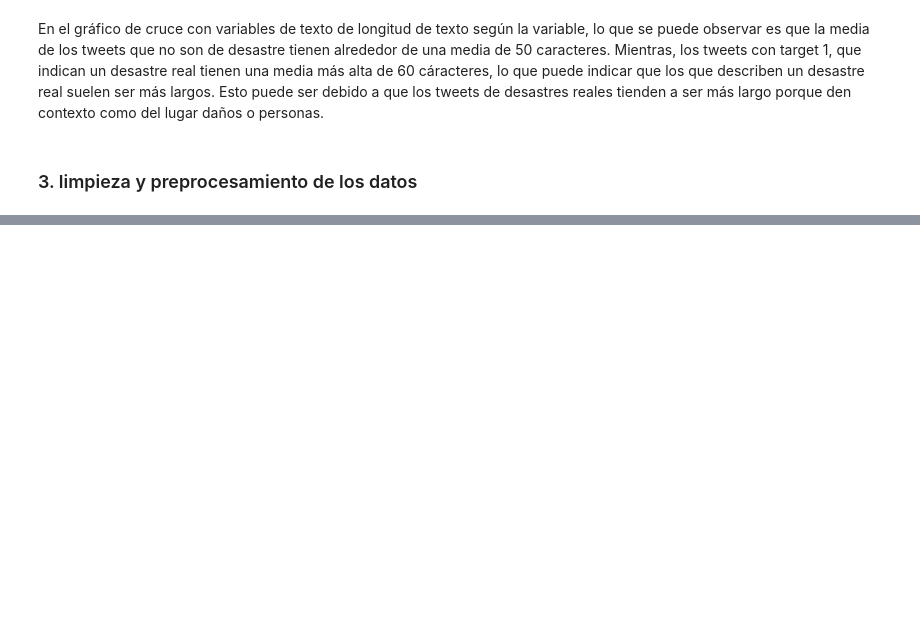
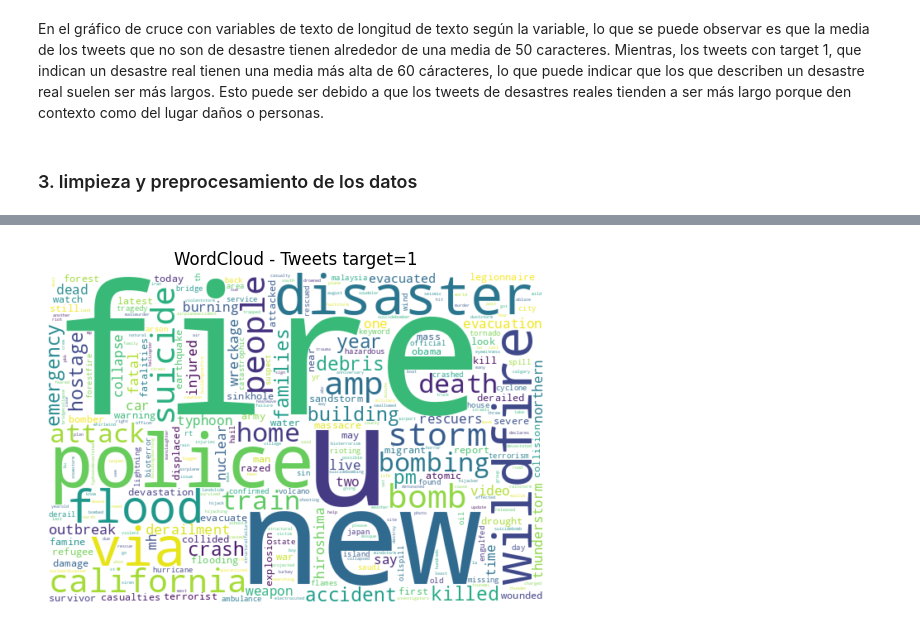
Before and after one commit to angelargd8/lab5-ds, a Jupyter notebook: main.ipynb, the cells around one changed output, grey strips where cells are left out. Cells and saved outputs as stored; diff of their text form; code cells hidden in the pictures; blank space fills up the shorter version.

Commit message:
feat: add Análisis Exploratorio de Texto

```diff
--- a/main.ipynb
+++ b/main.ipynb
@@ -294,0 +304,16 @@ df
+# %%
+# Texto combinado por clase
+cols_wc = ["text", "keyword"]  # sin location
+target1_words = df.loc[df.target==1, cols_wc].fillna("").agg(" ".join, axis=1).str.cat(sep=" ")
+target2_words = df.loc[df.target==0, cols_wc].fillna("").agg(" ".join, axis=1).str.cat(sep=" ")
+# %%
+wc_params = dict(width=600, height=400, background_color="white",
+                 collocations=False, max_words=300)
+
+wordcloud_pos = WordCloud(**wc_params).generate(target1_words)
+plt.imshow(wordcloud_pos, interpolation="bilinear")
+plt.axis("off")
+plt.title("WordCloud - Tweets target=1")
+plt.show()
+# %% [output]
+[figure, added]
```
Also changed, not shown: parts of 4 cells of this notebook.
